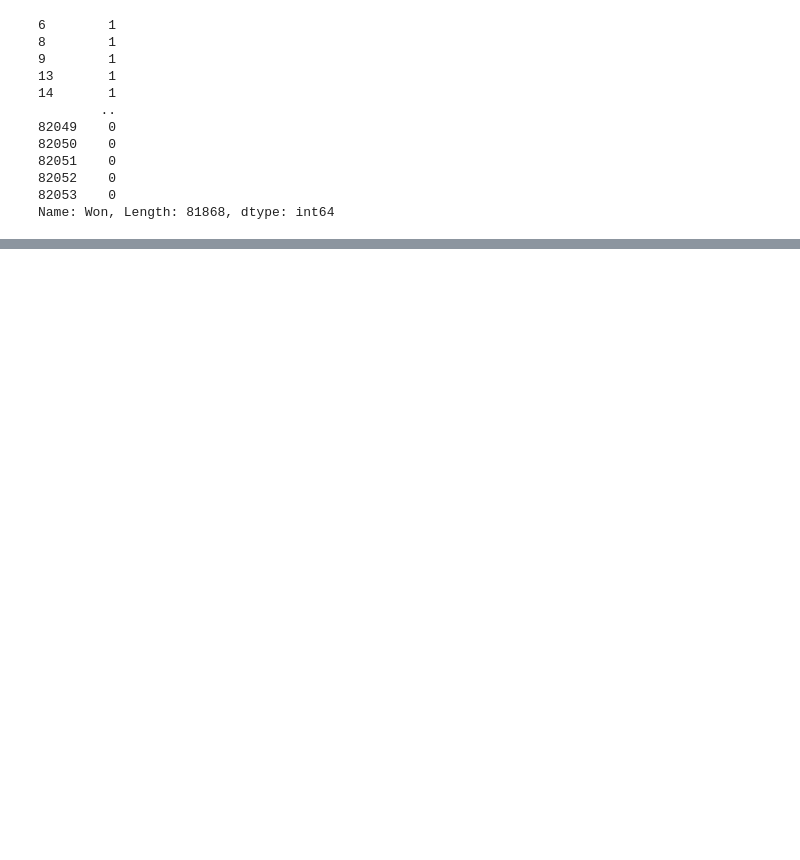
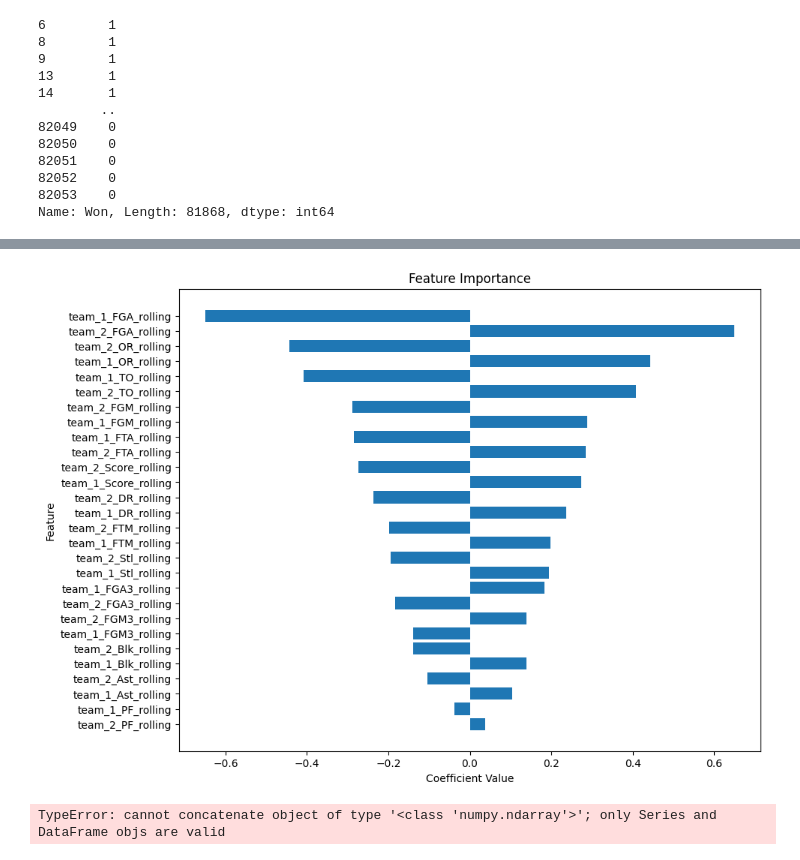
Before and after one commit to fantasy2fry/march-ml-madness-2025, a Jupyter notebook: src/mikematuszy/feature_engineering.ipynb, the cells around one changed output, grey strips where cells are left out. Saved outputs shown, nothing was run; the diff lists cells and outputs as text; code cells hidden in the pictures; blank space fills up the shorter version.

```diff
--- a/src/mikematuszy/feature_engineering.ipynb
+++ b/src/mikematuszy/feature_engineering.ipynb
@@ -436,9 +458,16 @@ print(MRegularSeasonDetailedResults[(MRegularSeasonDetailedResults['Season'] ==
 113240    64  ...     25     8    15    8   27    13    9     3     3   11
 
 [5 rows x 34 columns]
-# %%
-def generate_X_y_from_pairings(pairings):
-    return pairings.drop(columns=['Season', 'DayNum', 'Team1', 'Team2', 'Won']), pairings['Won']
+# %%
+def generate_X_y_from_pairings(pairings):
+    columns_to_drop = ['Season', 'DayNum', 'Team1', 'Team2', 'Won', 'team_1_Score', 'team_2_Score', 'team_1_Won', 'team_2_Won', 'TeamID_x', 'team_1_FGM', 'team_1_FGA', 'team_1_FGM3', 'team_1_FGA3',
+       'team_1_FTM', 'team_1_FTA', 'team_1_OR', 'team_1_DR', 'team_1_Ast',
+       'team_1_TO', 'team_1_Stl', 'team_1_Blk', 'team_1_PF', 'TeamID_y', 'team_2_FGM',
+       'team_2_FGA', 'team_2_FGM3', 'team_2_FGA3', 'team_2_FTM', 'team_2_FTA',
+       'team_2_OR', 'team_2_DR', 'team_2_Ast', 'team_2_TO', 'team_2_Stl',
+       'team_2_Blk', 'team_2_PF' ]
+
+    return pairings.drop(columns=columns_to_drop), pairings['Won']
 # %%
 X, y = generate_X_y_from_pairings(pairings_combined_with_stats)
 # %%
@@ -636,3 +667,38 @@ Brier score: 8.884160451976025e-09
+# %%
+import numpy as np
+
+import matplotlib.pyplot as plt
+
+# Get the coefficients from the logistic regression model
+coefficients = pipeline.named_steps['clf'].coef_[0]
+
+# Get the feature names
+feature_names = X.columns
+
+# Create a DataFrame to hold the feature names and their corresponding coefficients
+importance_df = pd.DataFrame({
+    'Feature': feature_names,
+    'Coefficient': coefficients
+})
+
+# Sort the DataFrame by the absolute value of the coefficients
+importance_df['AbsCoefficient'] = np.abs(importance_df['Coefficient'])
+importance_df = importance_df.sort_values(by='AbsCoefficient', ascending=False)
+
+# Plot the feature importances
+plt.figure(figsize=(10, 8))
+plt.barh(importance_df['Feature'], importance_df['Coefficient'])
+plt.xlabel('Coefficient Value')
+plt.ylabel('Feature')
+plt.title('Feature Importance')
+plt.gca().invert_yaxis()
+plt.show()
+# %% [output]
+[figure, added]
+# %%
+pd.concat([y_prob, y_tournament], axis=1)
+# %% [output]
+TypeError: cannot concatenate object of type '<class 'numpy.ndarray'>'; only Series and DataFrame objs are valid
 # %%
 import pickle
 from sklearn.linear_model import LinearRegression, LassoCV, LogisticRegression, LogisticRegressionCV
```
Also changed, not shown: parts of 7 cells of this notebook.
